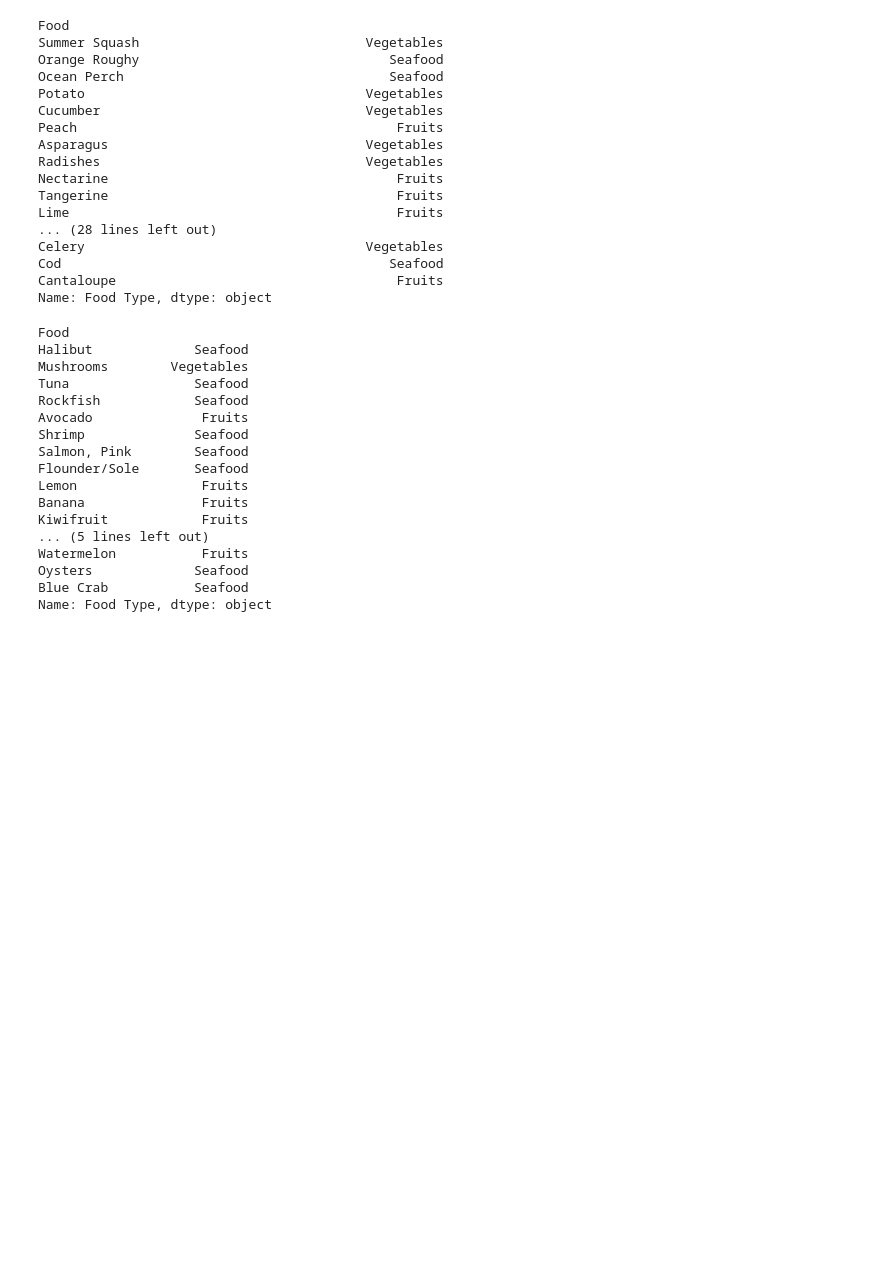
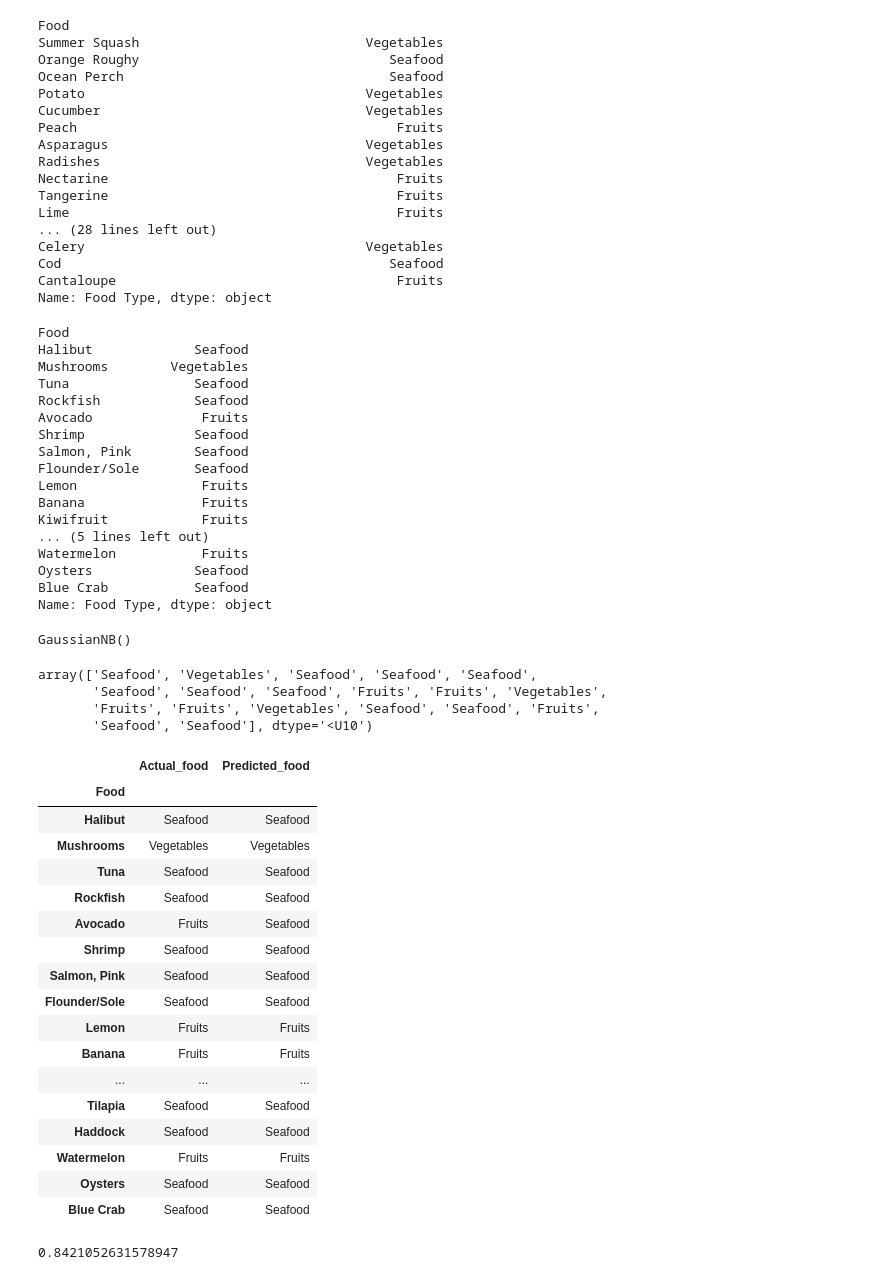
Before and after one commit to bytesbyt/ds_ml, a Jupyter notebook: eagerclassifier.ipynb, the cells around one changed output. Saved outputs shown, nothing was run; the diff lists cells and outputs as text; code cells hidden in the pictures; blank space fills up the shorter version.

```diff
--- a/eagerclassifier.ipynb
+++ b/eagerclassifier.ipynb
@@ -139,3 +140,45 @@ Watermelon           Fruits
 Oysters             Seafood
 Blue Crab           Seafood
 Name: Food Type, dtype: object
+# %%
+clf = GaussianNB()
+clf.fit(X_train, y_train)
+# %% [output]
+GaussianNB()
+# %%
+# make prediction
+y_pred_gnb = clf.predict(X_test)
+y_pred_gnb
+# %% [output]
+array(['Seafood', 'Vegetables', 'Seafood', 'Seafood', 'Seafood',
+       'Seafood', 'Seafood', 'Seafood', 'Fruits', 'Fruits', 'Vegetables',
+       'Fruits', 'Fruits', 'Vegetables', 'Seafood', 'Seafood', 'Fruits',
+       'Seafood', 'Seafood'], dtype='<U10')
+# %%
+# put in a dataframe
+pd.DataFrame({'Actual_food':y_test, 'Predicted_food': y_pred_gnb})
+# %% [output]
+|  | Actual_food | Predicted_food |
+| Food |  |  |
+| Halibut | Seafood | Seafood |
+| Mushrooms | Vegetables | Vegetables |
+| Tuna | Seafood | Seafood |
+| Rockfish | Seafood | Seafood |
+| Avocado | Fruits | Seafood |
+| Shrimp | Seafood | Seafood |
+| Salmon, Pink | Seafood | Seafood |
+| Flounder/Sole | Seafood | Seafood |
+| Lemon | Fruits | Fruits |
+| Banana | Fruits | Fruits |
+| ... | ... | ... |
+| Tilapia | Seafood | Seafood |
+| Haddock | Seafood | Seafood |
+| Watermelon | Fruits | Fruits |
+| Oysters | Seafood | Seafood |
+| Blue Crab | Seafood | Seafood |
+# %%
+# model evaluation
+# accuracy score
+metrics.accuracy_score(y_test, y_pred_gnb)
+# %% [output]
+0.8421052631578947
```
Also changed, not shown: parts of 2 cells of this notebook.
